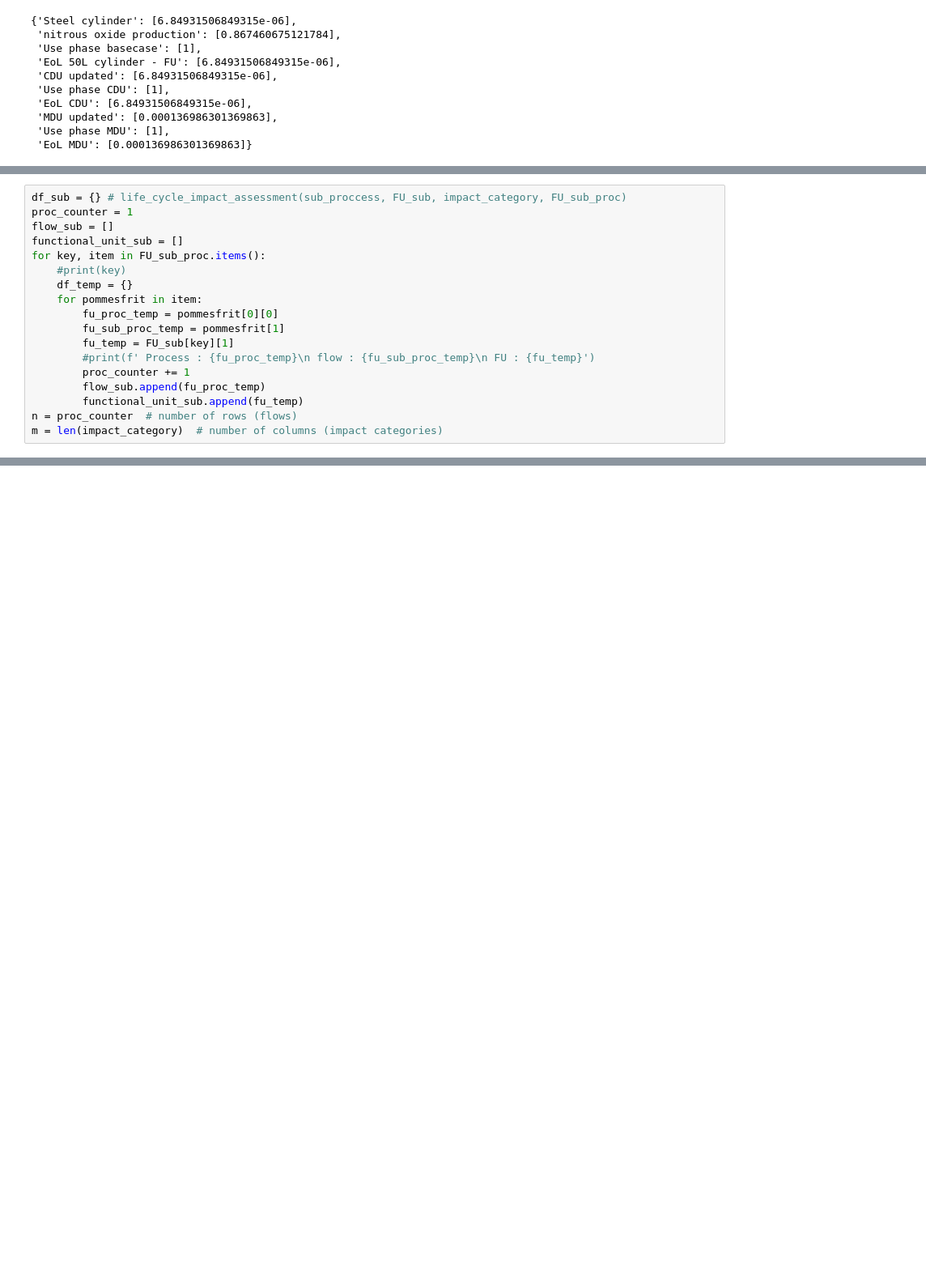
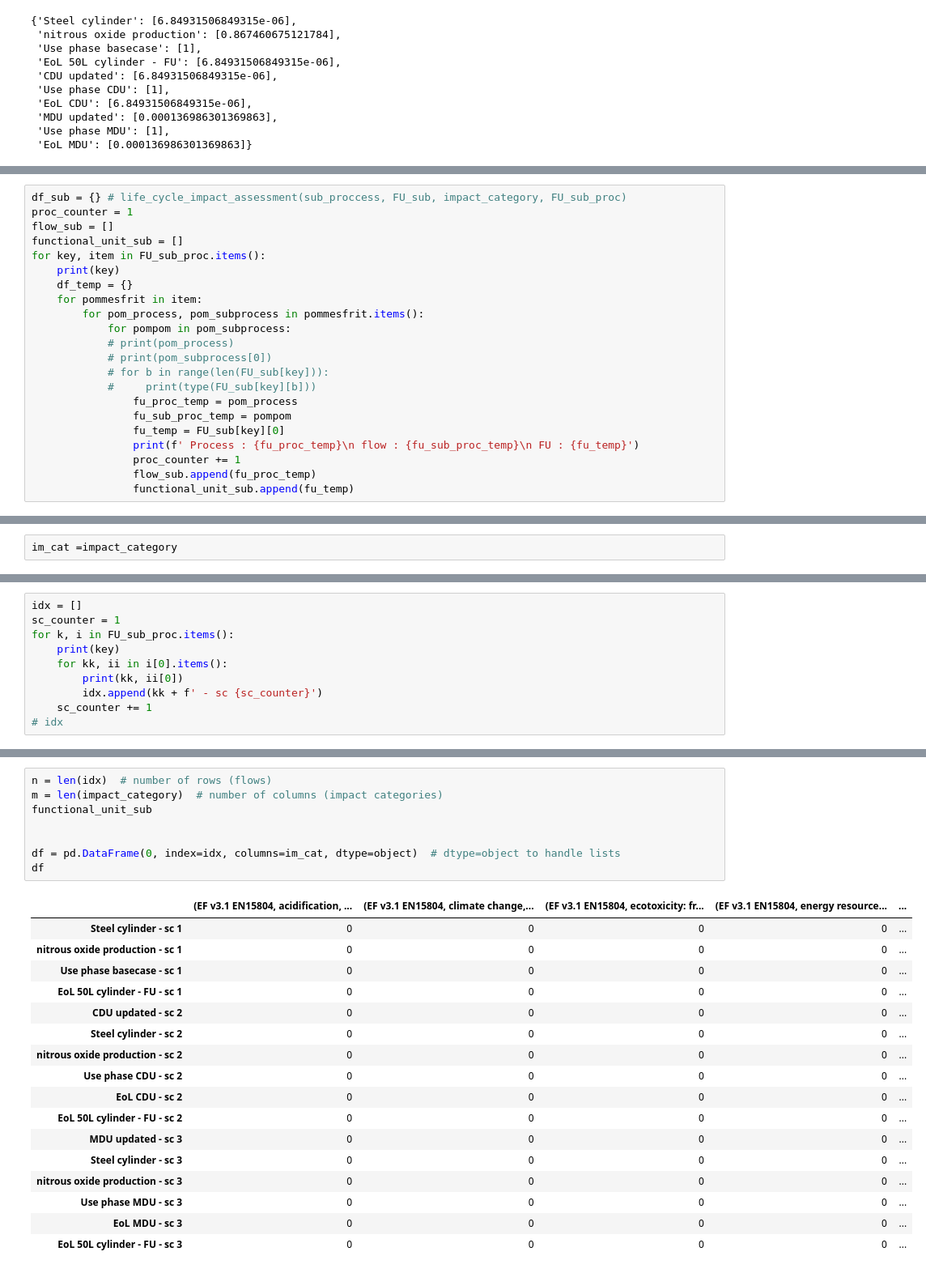
Before and after one commit to RuneWF/Single-use-vs-multi-use-in-health-care, a Jupyter notebook: Brighway/Rune BE.ipynb, the cells around one changed output, grey strips where cells are left out. Shown at 81% size. Saved outputs shown, nothing was run; the diff lists cells and outputs as text; blank space fills up the shorter version.

```diff
--- a/Brighway/Rune BE.ipynb
+++ b/Brighway/Rune BE.ipynb
@@ -628,16 +861,20 @@ proc_counter = 1
 flow_sub = []
 functional_unit_sub = []
 for key, item in FU_sub_proc.items():
-    #print(key)
+    print(key)
     df_temp = {}
     for pommesfrit in item:
-        fu_proc_temp = pommesfrit[0][0]
-        fu_sub_proc_temp = pommesfrit[1]
-        fu_temp = FU_sub[key][1]
-        #print(f' Process : {fu_proc_temp}\n flow : {fu_sub_proc_temp}\n FU : {fu_temp}')
-        proc_counter += 1
-        flow_sub.append(fu_proc_temp)
-        functional_unit_sub.append(fu_temp)
-n = proc_counter  # number of rows (flows)
-m = len(impact_category)  # number of columns (impact categories)
+        for pom_process, pom_subprocess in pommesfrit.items():
+            for pompom in pom_subprocess:
+            # print(pom_process)
+            # print(pom_subprocess[0])
+            # for b in range(len(FU_sub[key])):
+            #     print(type(FU_sub[key][b]))
+                fu_proc_temp = pom_process
+                fu_sub_proc_temp = pompom
+                fu_temp = FU_sub[key][0]
+                print(f' Process : {fu_proc_temp}\n flow : {fu_sub_proc_temp}\n FU : {fu_temp}')
+                proc_counter += 1
+                flow_sub.append(fu_proc_temp)
+                functional_unit_sub.append(fu_temp)
 # %% [output]
@@ -644,0 +898,2 @@ m = len(impact_category)  # number of columns (impact categories)
+# %%
+im_cat =impact_category
@@ -644,0 +919,10 @@ m = len(impact_category)  # number of columns (impact categories)
+# %%
+idx = []
+sc_counter = 1
+for k, i in FU_sub_proc.items():
+    print(key)
+    for kk, ii in i[0].items():
+        print(kk, ii[0])
+        idx.append(kk + f' - sc {sc_counter}')
+    sc_counter += 1
+# idx
@@ -645,2 +968,28 @@ m = len(impact_category)  # number of columns (impact categories)
+# %%
+n = len(idx)  # number of rows (flows)
+m = len(impact_category)  # number of columns (impact categories)
+functional_unit_sub
+
+
+df = pd.DataFrame(0, index=idx, columns=im_cat, dtype=object)  # dtype=object to handle lists
+df
+# %% [output]
+|  | (EF v3.1 EN15804, acidification, ... | (EF v3.1 EN15804, climate change,... | (EF v3.1 EN15804, ecotoxicity: fr... | (EF v3.1 EN15804, energy resource... | ... |
+| Steel cylinder - sc 1 | 0 | 0 | 0 | 0 | ... |
+| nitrous oxide production - sc 1 | 0 | 0 | 0 | 0 | ... |
+| Use phase basecase - sc 1 | 0 | 0 | 0 | 0 | ... |
+| EoL 50L cylinder - FU - sc 1 | 0 | 0 | 0 | 0 | ... |
+| CDU updated - sc 2 | 0 | 0 | 0 | 0 | ... |
+| Steel cylinder - sc 2 | 0 | 0 | 0 | 0 | ... |
+| nitrous oxide production - sc 2 | 0 | 0 | 0 | 0 | ... |
+| Use phase CDU - sc 2 | 0 | 0 | 0 | 0 | ... |
+| EoL CDU - sc 2 | 0 | 0 | 0 | 0 | ... |
+| EoL 50L cylinder - FU - sc 2 | 0 | 0 | 0 | 0 | ... |
+| MDU updated - sc 3 | 0 | 0 | 0 | 0 | ... |
+| Steel cylinder - sc 3 | 0 | 0 | 0 | 0 | ... |
+| nitrous oxide production - sc 3 | 0 | 0 | 0 | 0 | ... |
+| Use phase MDU - sc 3 | 0 | 0 | 0 | 0 | ... |
+| EoL MDU - sc 3 | 0 | 0 | 0 | 0 | ... |
+| EoL 50L cylinder - FU - sc 3 | 0 | 0 | 0 | 0 | ... |
 # %%
 
```
Also changed, not shown: parts of 18 cells of this notebook.
